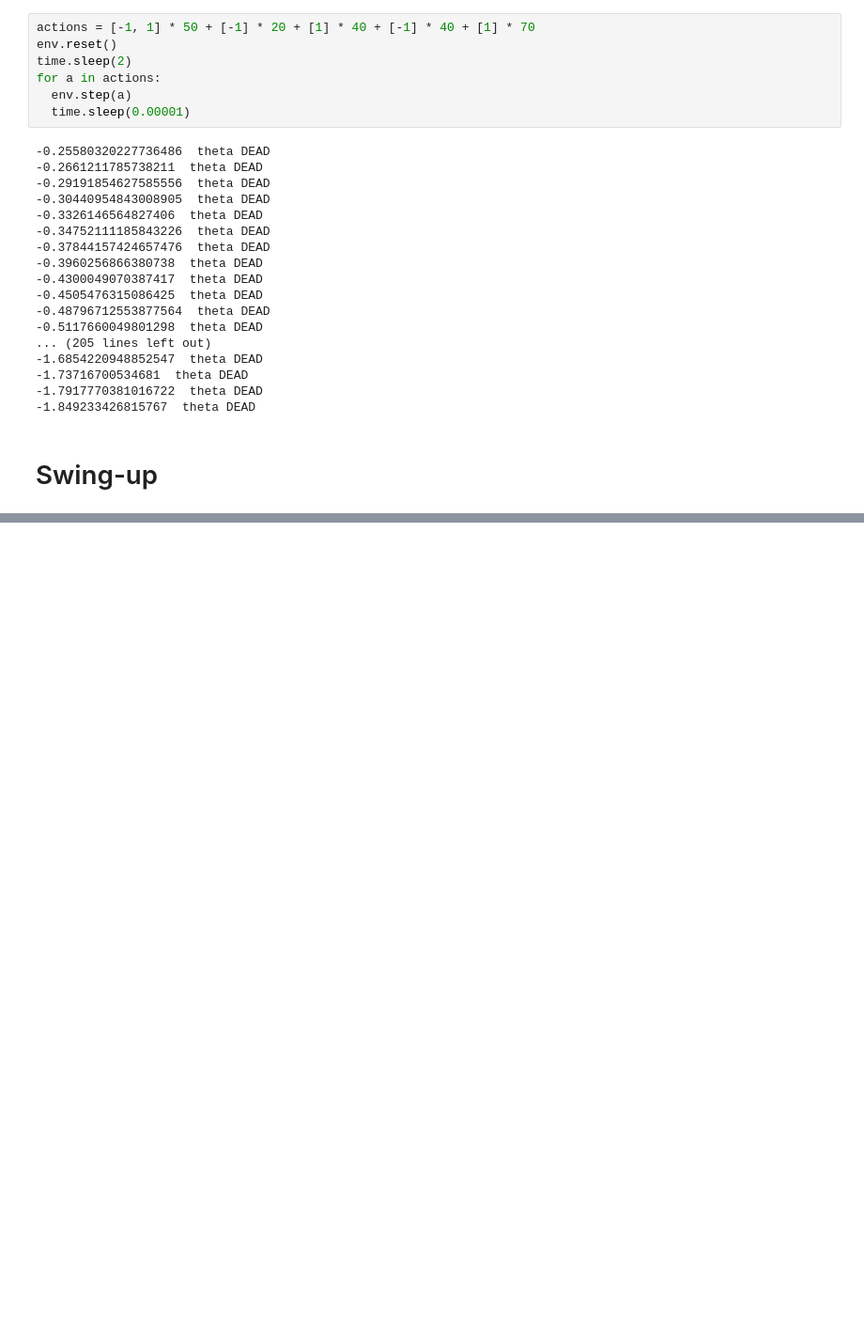
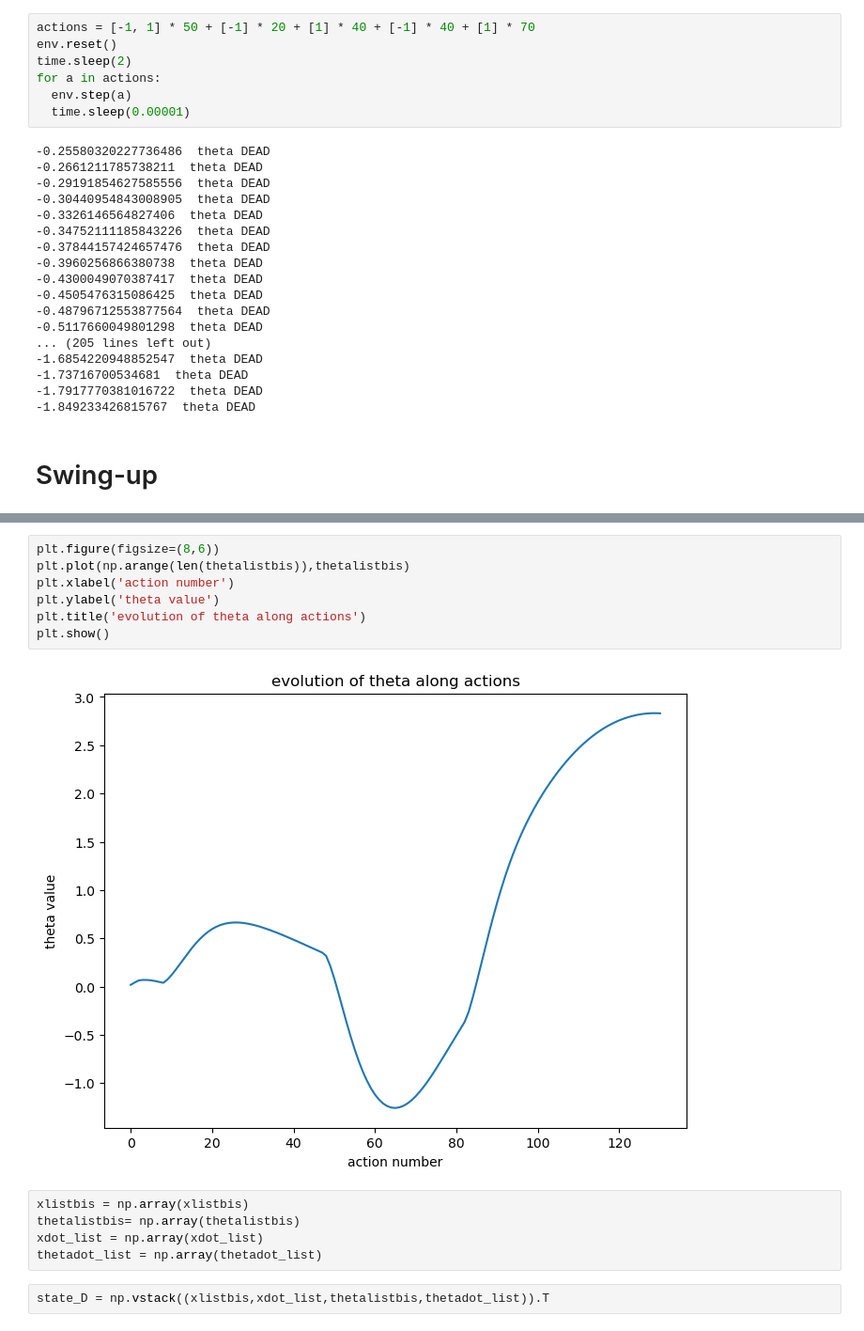
Before and after one commit to Meltout/learning-pendulum-swingup, a Jupyter notebook: notebook_trial.ipynb, the cells around one changed output, grey strips where cells are left out. Shown at 94% size. Saved outputs shown, nothing was run; the diff lists cells and outputs as text; blank space fills up the shorter version.

```diff
--- a/notebook_trial.ipynb
+++ b/notebook_trial.ipynb
@@ -562,2 +640,18 @@ print(action_hist)
+# %%
+plt.figure(figsize=(8,6))
+plt.plot(np.arange(len(thetalistbis)),thetalistbis)
+plt.xlabel('action number')
+plt.ylabel('theta value')
+plt.title('evolution of theta along actions')
+plt.show()
+# %% [output]
+[figure, added]
+# %%
+xlistbis = np.array(xlistbis)
+thetalistbis= np.array(thetalistbis)
+xdot_list = np.array(xdot_list)
+thetadot_list = np.array(thetadot_list)
+# %%
+state_D = np.vstack((xlistbis,xdot_list,thetalistbis,thetadot_list)).T
 # %%
 from scipy.optimize import minimize
```
Also changed, not shown: parts of 20 cells of this notebook, 7 other files.
